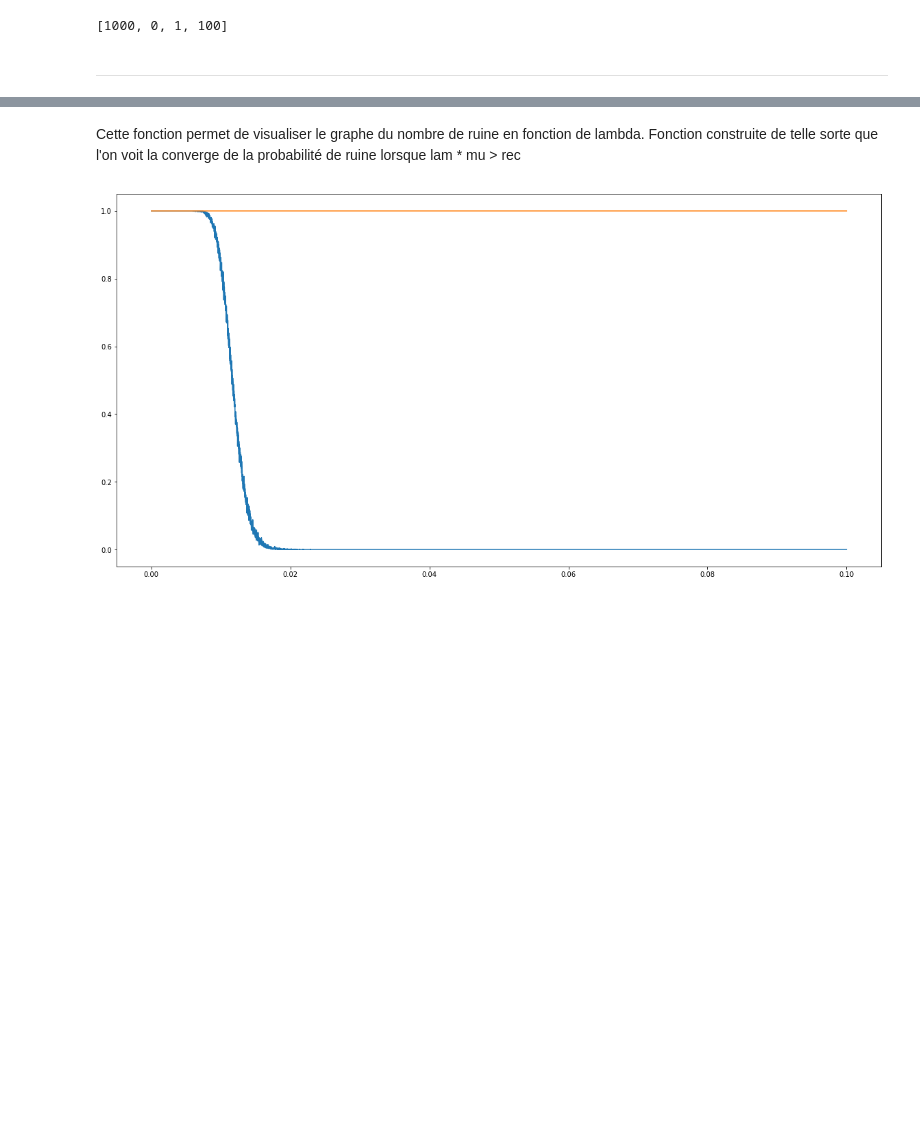
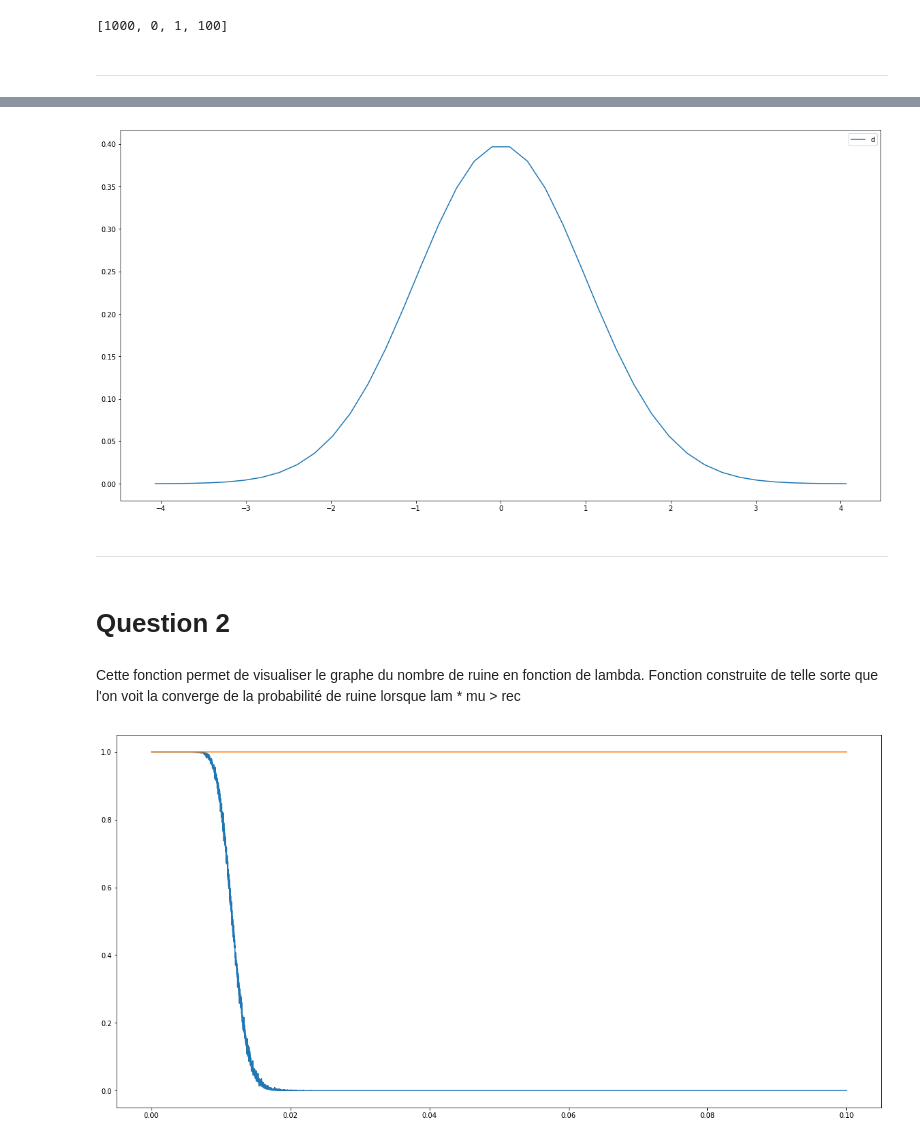
Before and after one commit to Oneway81/Grp-Tra-App, a Jupyter notebook: rendu.ipynb, the cells around one changed output, grey strips where cells are left out. Saved outputs shown, nothing was run; the diff lists cells and outputs as text; code cells hidden in the pictures; blank space fills up the shorter version.

```diff
--- a/rendu.ipynb
+++ b/rendu.ipynb
@@ -148,3 +272,81 @@ ________________________________________________________________________________
+# %%
+def Normale(temps,mu, lam,n):
+    R = []
+    R.append(0)
+
+    T = [] #Tableau des Ti
+    X = [] #Tableau des Xi
+
+    Abs = []
+    Abs.append(0) #le temps commence a 0
+    T.append(0)
+    X.append(0)
+
+    somme = 0
+    indice = 0
+    i = 1
+    t = npr.exponential(mu,1)
+    T.append(somme + t)
+    somme = somme + t
+
+
+
+    while( T[i] < temps ) : # Tant que le temps maximal n'est pas depasse, on continue
+        t = npr.exponential(mu,1)
+        T.append(somme + t)  # expovariate(mu) donne une loi expo de param mu
+        somme = somme + t    # On  garde en memoire la somme
+        X.append(npr.exponential(lam,1))
+        X.append(X[i])
+        Abs.append(T[i]) # On construit l'abscice qui correspond a nos points que nous allons afficher
+        Abs.append(T[i])
+
+        i = i + 1
+
+
+    Abs.append(T[i])
+    X.append(X[i])
+
+
+    S = []
+    S.append(0)
+
+    z=np.linspace(0,temps,temps)# je divise mon axe des abcisses
+    ind=0
+    k=1
+    R = 0;
+    nt = 0 #nombre de sinistre
+    i=0
+    while (z[k] < temps ) : # tant que je n'ai pas le temps fixé
+        if T[ind] < z[k]:
+
+            nt = nt + 1            #on compte le nombre de sinistre
+            R = R + X[nt]
+            S.append(sqrt(z[k])*((R/z[k]) - (mu*lam)))  #on fait la somme des X jusqu'au nombre de sinistre qu'on divise par la variable t
+            ind = ind + 1
+        else :
+            R = R + X[ind]
+            S.append(sqrt(z[k])*((R/z[k]) - (mu*lam)))
+        k = k + 1
+    R = R + X[nt]
+    S.append(sqrt(z[k])*((R/z[k]) - (mu*lam)))
+    m = max(np.abs(S))
+    x=np.linspace(-m,m,n)
+    y = sps.norm.pdf(x)
+    plt.plot(x,y)
+    #plt.hist(S,bins=n,normed=1,label="data") partie à travailler en groupe et présenter au prof pour la prochaine séance
+    plt.legend('data')
+    #plt.xlabel('T')
+    #plt.ylabel('X')
+    #plt.plot(z,S)
+
+
+Normale(1000,1,1,40)
+# %% [output]
+[figure, added]
+# %% [markdown]
+___________________________________________________________________________________________________________________________
+# %% [markdown]
+# Question 2
 # %% [markdown]
 Cette fonction permet de visualiser le graphe du nombre de ruine en fonction de lambda.
 Fonction construite de telle sorte que l'on voit la converge de la probabilité de ruine lorsque lam * mu > rec
```
Also changed, not shown: parts of 20 cells of this notebook.
